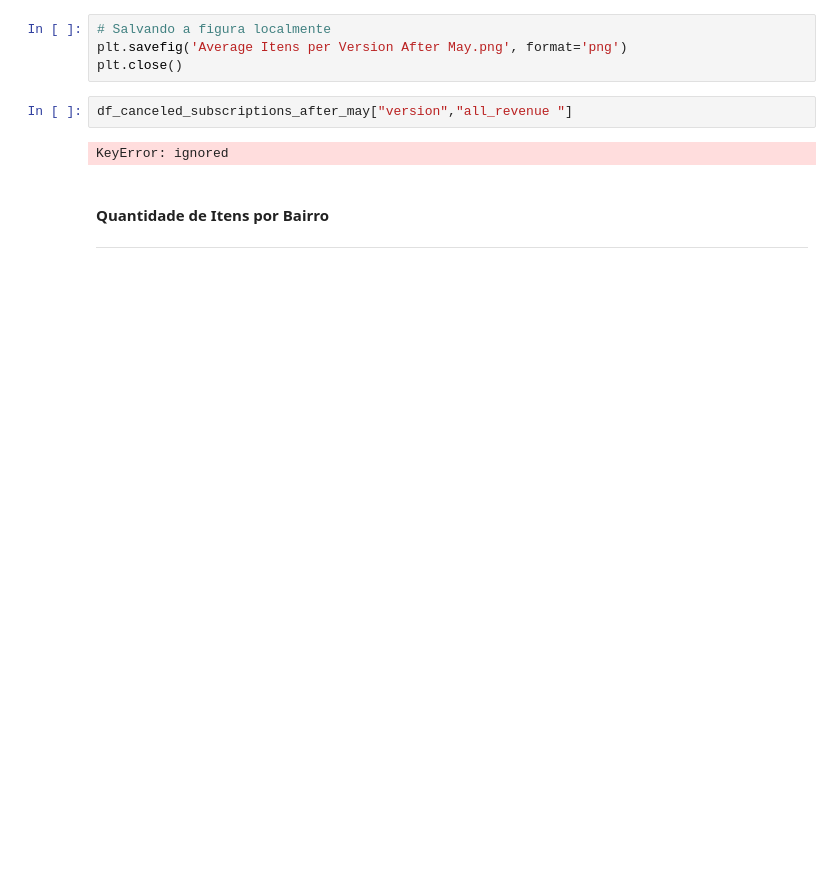
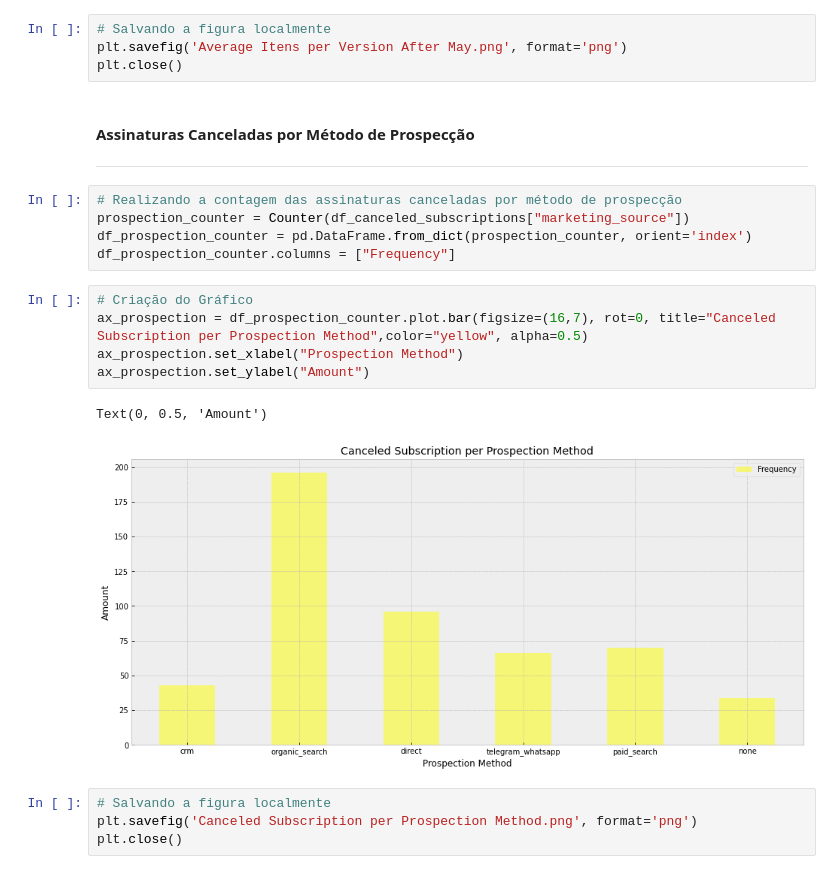
Before and after one commit to ThyagoFRTS/petlove_challange, a Jupyter notebook: petlove_challenge.ipynb, the cells around one changed output. Saved outputs shown, nothing was run; the diff lists cells and outputs as text; blank space fills up the shorter version.

Commit message:
add canceled subscriptions per prospection method code

```diff
--- a/petlove_challenge.ipynb
+++ b/petlove_challenge.ipynb
@@ -328,10 +318,23 @@ Text(0.5, 0, 'Version')
 # Salvando a figura localmente
 plt.savefig('Average Itens per Version After May.png', format='png')
 plt.close()
-# %%
-df_canceled_subscriptions_after_may["version","all_revenue "]
-# %% [output]
-KeyError: ignored
-# %% [markdown]
-####  Quantidade de Itens por Bairro
----
+# %% [markdown]
+####  Assinaturas Canceladas por Método de Prospecção
+---
+# %%
+# Realizando a contagem das assinaturas canceladas por método de prospecção
+prospection_counter = Counter(df_canceled_subscriptions["marketing_source"])
+df_prospection_counter = pd.DataFrame.from_dict(prospection_counter, orient='index')
+df_prospection_counter.columns = ["Frequency"]
+# %%
+# Criação do Gráfico
+ax_prospection = df_prospection_counter.plot.bar(figsize=(16,7), rot=0, title="Canceled Subscription per Prospection Method",color="yellow", alpha=0.5)
+ax_prospection.set_xlabel("Prospection Method")
+ax_prospection.set_ylabel("Amount")
+# %% [output]
+Text(0, 0.5, 'Amount')
+[figure, added]
+# %%
+# Salvando a figura localmente
+plt.savefig('Canceled Subscription per Prospection Method.png', format='png')
+plt.close()
```
Also changed, not shown: parts of 3 cells of this notebook, 6 other files.
